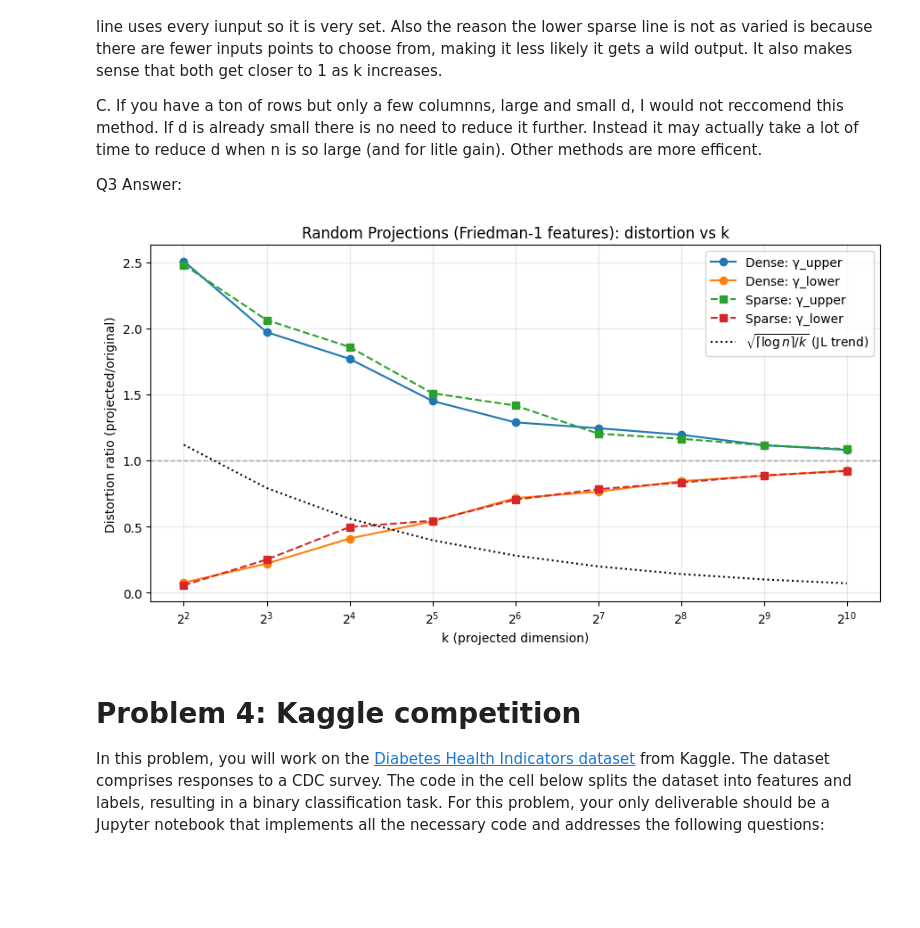
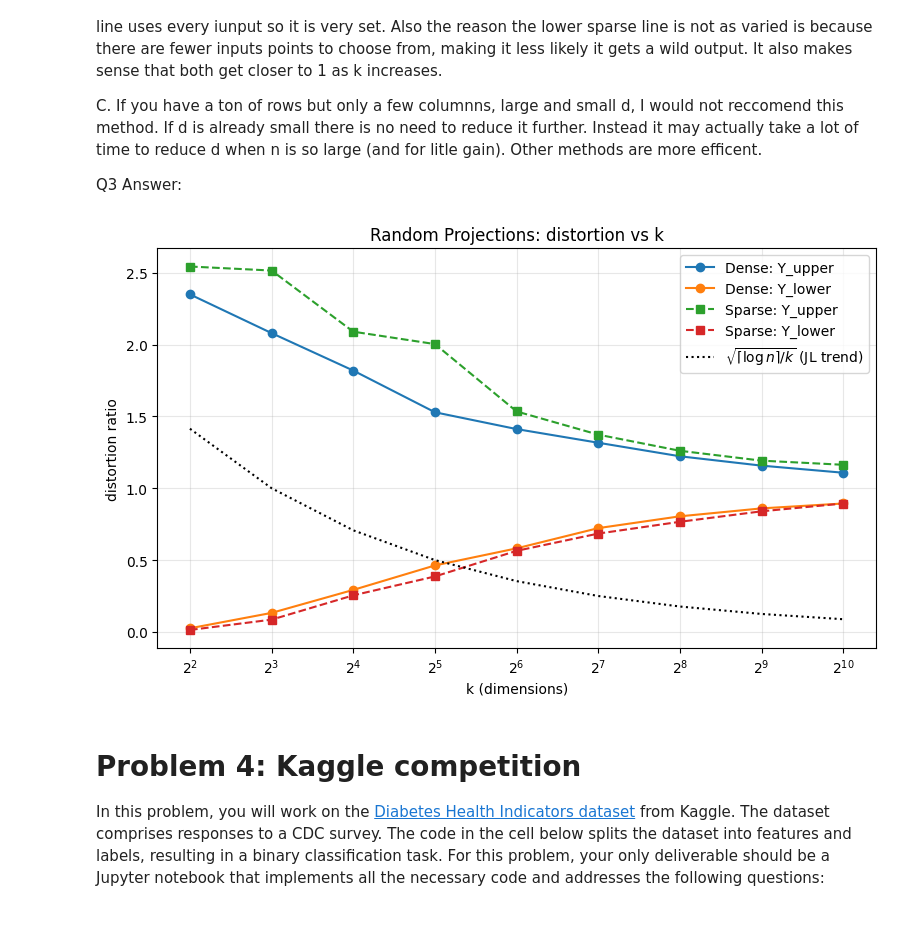
Before and after one commit to connor735/344_test, a Jupyter notebook: hw1.ipynb, the cells around one changed output. Drawn from its saved outputs; the diff is of its cells as text; code cells hidden in the pictures; blank space fills up the shorter version.

```diff
--- a/hw1.ipynb
+++ b/hw1.ipynb
@@ -537,55 +561,56 @@ def create_high_dim_dataset(n_samples: int, n_features: int) -> pd.DataFrame:
     )
     return pd.DataFrame(np.hstack([X, y.reshape(-1, 1)]))
 # %%
+import numpy as np
+import matplotlib.pyplot as plt
+from sklearn.datasets import make_classification
+from sklearn.metrics import pairwise_distances
 
-Xdf = create_high_dim_dataset(n_samples=128, n_features=2048)
-X = Xdf.iloc[:, :-1].to_numpy()
-n = X.shape[0]
 
+n, d = 2000, 500
+X, _ = make_classification(n_samples=n, n_features=d, n_informative=50,
+                           n_redundant=50, n_repeated=0, n_classes=5,
+                           random_state=0, shuffle=True)
 
 D = pairwise_distances(X, metric="euclidean")
 iu = np.triu_indices(n, k=1)
-D_vec = D[iu] + 1e-12
+D_vec = D[iu]
+
 def distortion_stats(X_tilde):
     Dt = pairwise_distances(X_tilde, metric="euclidean")[iu]
-    ratio = Dt / D_vec
-    return float(np.min(ratio)), float(np.max(ratio))
+    ratio = Dt / (D_vec + 1e-12)
+    return np.min(ratio), np.max(ratio)
 
 ks = [2**j for j in range(2, 11)]
-min_dense, max_dense = [], []
-min_sparse, max_sparse = [], []
-jl_trend = []
+min_dense, max_dense, jl_dense = [], [], []
+min_sparse, max_sparse, jl_sparse = [], [], []
 
-logn = np.log(n)
+logn = np.log(len(X))
 for k in ks:
-    # Dense
     Xd = apply_dense_random_projections(X, k)
-    mn, mx = distortion_stats(Xd)
-    min_dense.append(mn); max_dense.append(mx)
+    xs_min, xs_max = distortion_stats(Xd)
+    min_dense.append(xs_min); max_dense.append(xs_max)
+    jl_dense.append(np.sqrt(np.ceil(logn) / k))
 
-    # Sparse
     Xs = apply_sparse_random_projections(X, k)
-    mn, mx = distortion_stats(Xs)
-    min_sparse.append(mn); max_sparse.append(mx)
+    xs_min, xs_max = distortion_stats(Xs)
+    min_sparse.append(xs_min); max_sparse.append(xs_max)
+    jl_sparse.append(np.sqrt(np.ceil(logn) / k))
 
-
-    jl_trend.append(np.sqrt(np.ceil(logn) / k))
-
-
-plt.figure(figsize=(9,5))
-plt.plot(ks, max_dense, 'o-', label='Dense: γ_upper')
-plt.plot(ks, min_dense, 'o-', label='Dense: γ_lower')
-plt.plot(ks, max_sparse, 's--', label='Sparse: γ_upper')
-plt.plot(ks, min_sparse, 's--', label='Sparse: γ_lower')
-plt.plot(ks, jl_trend, 'k:', label=r'$\sqrt{\lceil \log n \rceil / k}$ (JL trend)')
-plt.axhline(1.0, color='gray', linewidth=1, linestyle='--', alpha=0.7)
+# ----- plots -----
+plt.figure(figsize=(8,5))
+plt.plot(ks, max_dense, 'o-', label='Dense: Y_upper')
+plt.plot(ks, min_dense, 'o-', label='Dense: Y_lower')
+plt.plot(ks, max_sparse, 's--', label='Sparse: Y_upper')
+plt.plot(ks, min_sparse, 's--', label='Sparse: Y_lower')
+plt.plot(ks, jl_dense, 'k:', label=r'$\sqrt{\lceil \log n \rceil / k}$ (JL trend)')
 plt.xscale('log', base=2)
-plt.xlabel('k (projected dimension)')
-plt.ylabel('Distortion ratio (projected/original)')
-plt.title('Random Projections (Friedman-1 features): distortion vs k')
+plt.xlabel('k (dimensions)')
+plt.ylabel('distortion ratio')
+plt.title('Random Projections: distortion vs k')
 plt.legend()
 plt.grid(True, alpha=0.3)
 plt.tight_layout()
 plt.show()
 # %% [output]
-[figure, old version]
+[figure, new version]
```
Also changed, not shown: parts of 11 cells of this notebook.
